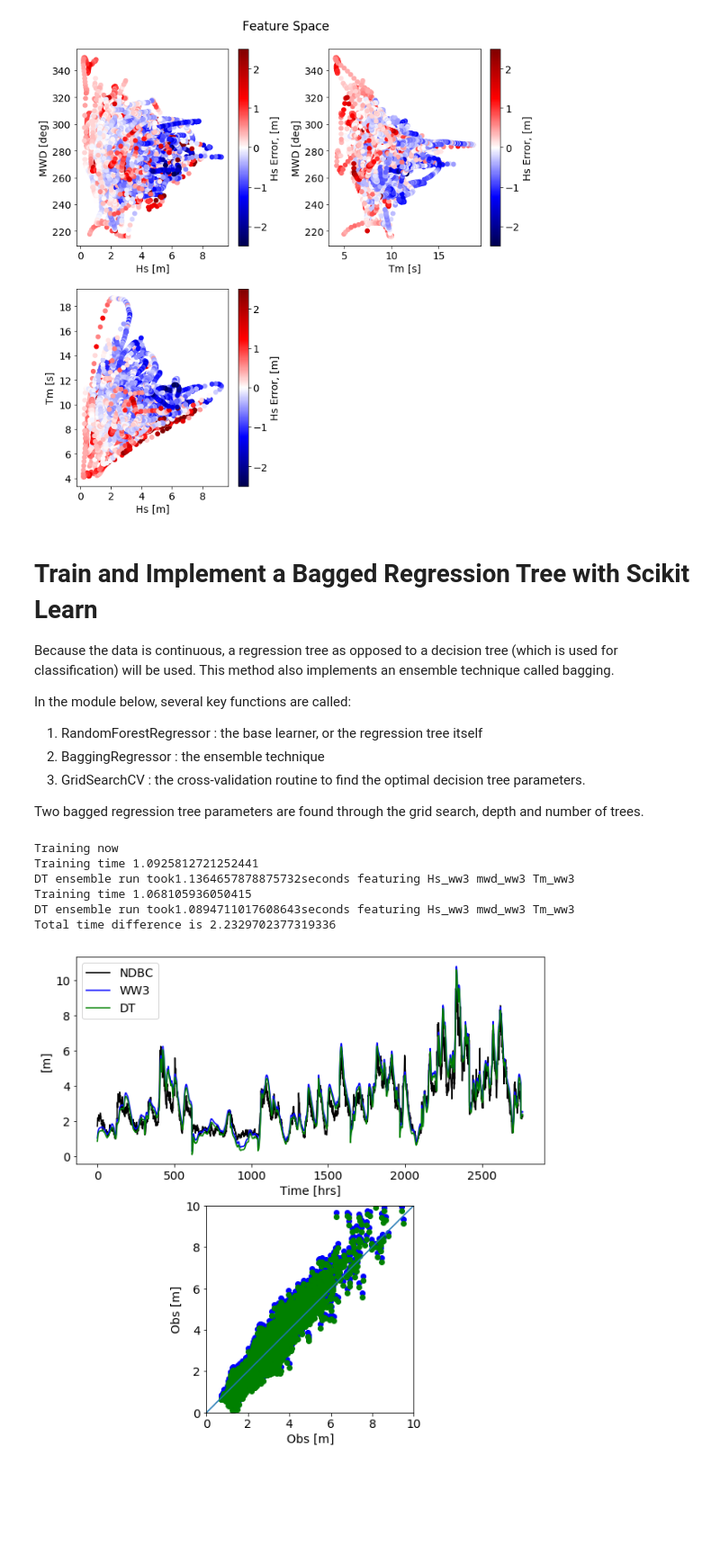
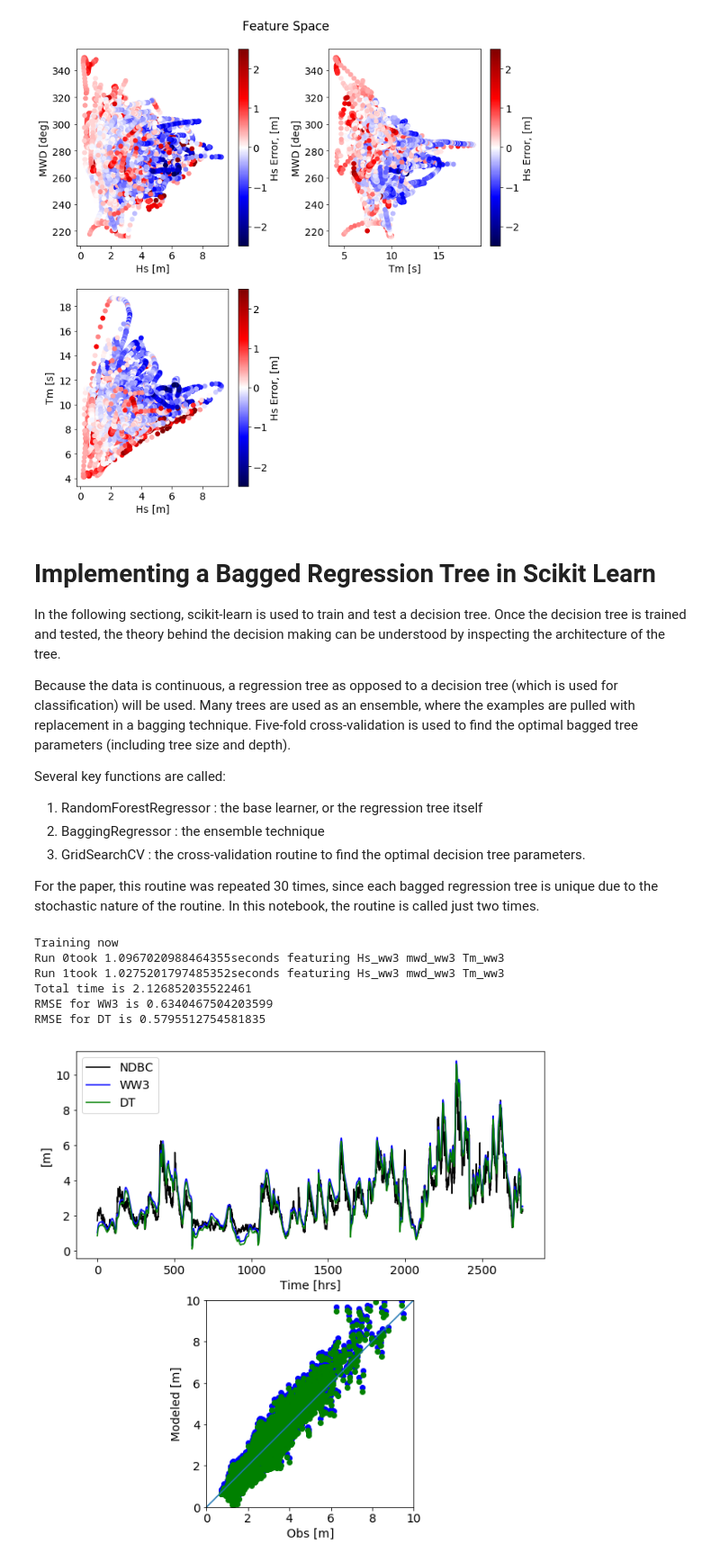
Before and after one commit to anellenson/DecisionTree_WaveForecasts, a Jupyter notebook: DecisionTree_WaveForecasting.ipynb, the cells around one changed output. Shown: that part at 90% size. Drawn from its saved outputs; the diff is of its cells as text; code cells hidden in the pictures; blank space fills up the shorter version.

Commit message:
Edits to jupyter notebook

```diff
--- a/DecisionTree_WaveForecasting.ipynb
+++ b/DecisionTree_WaveForecasting.ipynb
@@ -118,17 +127,19 @@ ax[1,1].axis('off')
 (0.0, 1.0, 0.0, 1.0)
 [figure]
 # %% [markdown]
-# Train and Implement a Bagged Regression Tree with Scikit Learn
+# Implementing a Bagged Regression Tree in Scikit Learn
 
-Because the data is continuous, a regression tree as opposed to a decision tree (which is used for classification) will be used. This method also implements an ensemble technique called bagging.
+In the following sectiong, scikit-learn is used to train and test a decision tree. Once the decision tree is trained and tested, the theory behind the decision making can be understood by inspecting the architecture of the tree.
 
-In the module below, several key functions are called:
+Because the data is continuous, a regression tree as opposed to a decision tree (which is used for classification) will be used. Many trees are used as an ensemble, where the examples are pulled with replacement in a bagging technique. Five-fold cross-validation is used to find the optimal bagged tree parameters (including tree size and depth).
+
+Several key functions are called:
 
 1. RandomForestRegressor : the base learner, or the regression tree itself
 2. BaggingRegressor : the ensemble technique
 3. GridSearchCV : the cross-validation routine to find the optimal decision tree parameters.
 
-Two bagged regression tree parameters are found through the grid search, depth and number of trees.
+For the paper, this routine was repeated 30 times, since each bagged regression tree is unique due to the stochastic nature of the routine. In this notebook, the routine is called just two times.
 # %%
 from sklearn.ensemble import BaggingRegressor
 from sklearn import tree
@@ -139,6 +150,7 @@ import os
 import random
 import sys
 import time
+import Error
 
 #Things to change when you first log in:
 start = time.time()
@@ -146,7 +158,7 @@ start = time.time()
 no_runs = 2
 testbuoy = '46050'
 
-#Even though we loaded the data earlier, the data is reloaded again here.
+#Even though we loaded the data earlier, the data is reloaded again here in case the earlier modules were skipped.
 
 all_data = sio.loadmat('uncertaintyanalysis/winter_allfeatures_allyears.mat')
 
@@ -158,34 +170,35 @@ train_target = all_data['train_target'][:]#Corrections (deviations from buoy rea
 train_target = train_target.squeeze()
 train_features = train_features[:,0:len(trainfeaturenames)]
 
+train_target = train_target
+
 test_features = all_data['test_features'][:]
 test_target = all_data['test_target'][:]
 test_target = test_target.squeeze()
 
 test_features = test_features[:,0:len(trainfeaturenames)]
 
-ww3_hs_test = test_features[:,0]
-obs_hs_test = ww3_hs_test + test_target
+ww3_hs_test = test_features[:,0] #The first column of the feature set is Hs.
+obs_hs_test = ww3_hs_test + test_target #Recover the observations by adding back the corrections
+test_target = test_target
 
 
 #Number of folds for the cross-fold validation
 no_folds = 5
 
-#Parameters to test
+#Set up the inputs for the GridSearchCV function
 #depths = [5,10,15,20,30,50,70]
 #treenos = [10,30,50,100,150,200,250,275,300,350,400,500]
-depths = [2,5]
-treenos = [5,10]
+depths = [2,5] #depths to test
+treenos = [5,10] #number of trees to test
 opt_params = {'base_estimator__max_depth':depths,'n_estimators':treenos}
-RMSE_matrix = np.zeros((no_folds,len(depths),len(treenos)))
 
 #Set up final data frames which will need to be saved
-
 #Importance values for each feature
 nandata = np.ones((no_runs,train_features.shape[1]))*np.nan
 feature_importance_matrix = pd.DataFrame(nandata, columns = trainfeaturenames)
 
-#Parameters for each run
+#Optimal parameters for each run
 nandata = np.ones((no_runs,2))*np.nan
 forest_parameter_matrix = pd.DataFrame(nandata,columns = ['depth','number'])
 
@@ -193,24 +206,20 @@ forest_parameter_matrix = pd.DataFrame(nandata,columns = ['depth','number'])
 nandata = np.ones((no_runs,5))*np.nan
 training_error_df = pd.DataFrame(nandata,columns = ['RMSE','bias','PE','SI','Corr_Coeff'])
 
-#Test data
+#Final corrections for each run. The mean of this matrix will be taken as the final corrections.
 DT_var_matrix = np.ones((no_runs,len(ww3_hs_test)))*np.nan
+
+#All ready to train!
 print("Training now")
-
 for runno in range(no_runs):
     t0_run = time.time()
-    randinds = np.array(range(train_target.shape[0]))
-    random.shuffle(randinds)
 
+    #Use gridsearch CV with "Bagging Regressor" - the ensemble technique and the "Decision Tree Regressor" - the base learner - nested inside.
     DT_cv = GridSearchCV(BaggingRegressor(base_estimator = tree.DecisionTreeRegressor()), opt_params, cv = 5, scoring = 'neg_mean_absolute_error', iid = False)
-    traintime = time.time()
+
+    #GridSearchCV has returned an object where the best parameters are automatically selected in DT_cv
+    #Now we can fit the tree to the training data
     DT_cv.fit(train_features,train_target)
-    traintime2 = time.time()
-    train_t = traintime2 - traintime
-    print("Training time " + str(train_t))
-
-
-    DT_train_target = DT_cv.predict(train_features)
 
 
     #Save out forest parameters
@@ -218,6 +227,7 @@ for runno in range(no_runs):
     forest_parameter_matrix.iloc[runno]['number'] = DT_cv.best_estimator_.n_estimators
 
     bestDT = DT_cv.best_estimator_
+
     #Record the importances
     importances = [x.feature_importances_ for x in bestDT.estimators_]
     importance_df = pd.DataFrame(importances, columns = trainfeaturenames)
@@ -231,45 +241,54 @@ for runno in range(no_runs):
     t1_run = time.time()
     timedifference = t1_run - t0_run
 
-    print("DT ensemble run took" + str(timedifference) + "seconds featuring " + " ".join(trainfeaturenames))
+    print("Run " + str(runno) + "took " + str(timedifference) + "seconds featuring " + " ".join(trainfeaturenames))
 end = time.time()
 
 totaltimediff = end-start
-print("Total time difference is " + str(totaltimediff))
+print("Total time is " + str(totaltimediff))
 
-#Save the last tree
+#Save the best tree to explore later.
 best_DT = DT_cv.best_estimator_
 DT_pickle = open('./ExampleDT.pickle', 'wb')
 pickle.dump(best_DT, DT_pickle)
 DT_pickle.close()
 
+#Calculate the mean corrections from the runs for the final corrections.
 meancorrections = np.mean(DT_var_matrix)
 dt_hs = ww3_hs_test + meancorrections
+
+WW3Error = np.zeros((4,1))
+DTError = np.zeros((4,1))
+WW3Error = Error.getStats(obs_hs_test, ww3_hs_test)
+DTError = Error.getStats(obs_hs_test, dt_hs)
+
 #Visualize the results:
-
 fig, ax = pl.subplots(2,1)
 fig.set_size_inches(10,10)
 ax[0].plot(obs_hs_test, color = 'k', label = 'NDBC')
 ax[0].plot(ww3_hs_test, color = 'blue', label = 'WW3')
 ax[0].plot(dt_hs, color = 'green', label = 'DT')
 ax[0].legend()
 ax[0].set_ylabel('[m]')
 ax[0].set_xlabel('Time [hrs]')
 
 ax[1].scatter(obs_hs_test, ww3_hs_test, color = 'blue')
 ax[1].scatter(obs_hs_test, dt_hs, color = 'green')
 ax[1].set_xlabel('Obs [m]')
-ax[1].set_ylabel('Obs [m]')
+ax[1].set_ylabel('Modeled [m]')
 ax[1].set_xlim((0,10))
 ax[1].set_ylim((0,10))
 ax[1].plot((0,10),(0,10))
 ax[1].set_aspect('equal')
+
+print("RMSE for WW3 is " + str(WW3Error[0]))
+print("RMSE for DT is " + str(DTError[0]))
 # %% [output]
 Training now
-Training time 1.0925812721252441
-DT ensemble run took1.1364657878875732seconds featuring Hs_ww3 mwd_ww3 Tm_ww3
-Training time 1.068105936050415
-DT ensemble run took1.0894711017608643seconds featuring Hs_ww3 mwd_ww3 Tm_ww3
-Total time difference is 2.2329702377319336
+Run 0took 1.0967020988464355seconds featuring Hs_ww3 mwd_ww3 Tm_ww3
+Run 1took 1.0275201797485352seconds featuring Hs_ww3 mwd_ww3 Tm_ww3
+Total time is 2.126852035522461
+RMSE for WW3 is 0.6340467504203599
+RMSE for DT is 0.5795512754581835
-[figure, old version]
+[figure, new version]
 # %% [markdown]
```
Also changed, not shown: parts of 16 cells of this notebook.
